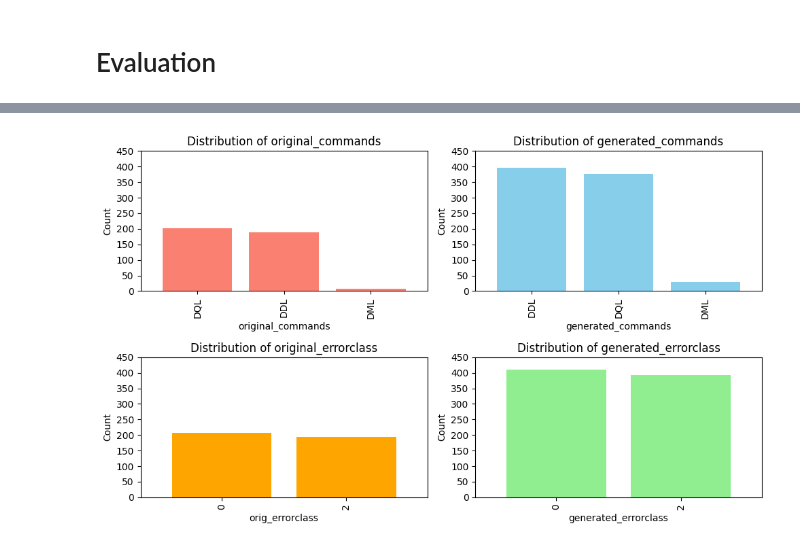
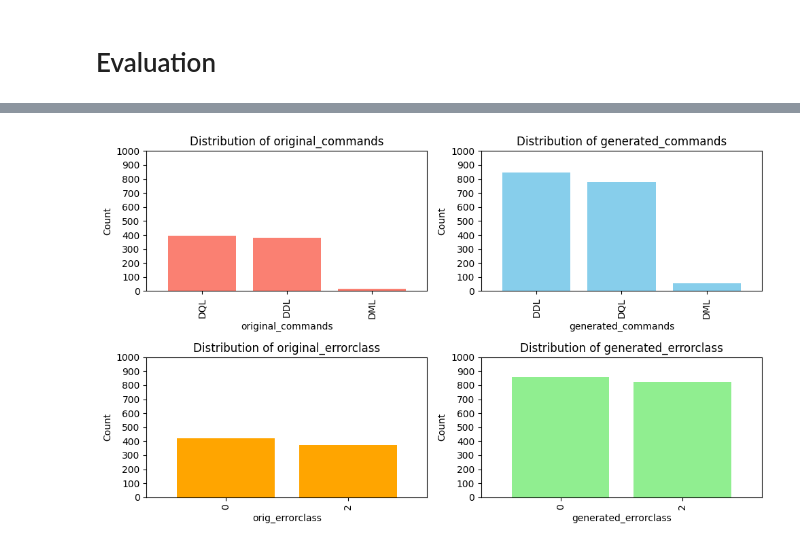
Before and after one commit to victordeman/Synthetic-data-Generation, a Jupyter notebook: Synthetic_Data_Generator_GPT_4_final.ipynb, the cells around one changed output, grey strips where cells are left out. Drawn from its saved outputs; the diff is of its cells as text; code cells hidden in the pictures.

```diff
--- a/Synthetic_Data_Generator_GPT_4_final.ipynb
+++ b/Synthetic_Data_Generator_GPT_4_final.ipynb
@@ -487,6 +435,17 @@ files.download('/content/new_chunk_df10.csv')
+# %%
+new_chunk_df18 = generate_synthetic_data(df18)
+# %%
+new_chunk_df19 = generate_synthetic_data(df19)
+# %%
+new_chunk_df20 = generate_synthetic_data(df20)
 # %%
-# Concatenate new_chunk_df1 to new_chunk_df5
-final_concat_df = pd.concat([new_chunk_df1, new_chunk_df2, new_chunk_df3, new_chunk_df4, new_chunk_df5, new_chunk_df6, new_chunk_df7, new_chunk_df8, new_chunk_df9, new_chunk_df10], ignore_index=True)
+final_concat_df = pd.concat(
+    [new_chunk_df1, new_chunk_df2, new_chunk_df3, new_chunk_df4, new_chunk_df5,
+     new_chunk_df6, new_chunk_df7, new_chunk_df8, new_chunk_df9, new_chunk_df10,
+     new_chunk_df11, new_chunk_df12, new_chunk_df13, new_chunk_df14, new_chunk_df15,
+     new_chunk_df16, new_chunk_df17, new_chunk_df18, new_chunk_df19, new_chunk_df20],
+    ignore_index=True
+)
 # %%
 # # Main DataFrame to store results
 # main_df = pd.DataFrame()
@@ -925,39 +883,39 @@ plt.title('Distribution of original_commands')
 plt.xlabel('original_commands')
 plt.ylabel('Count')
 plt.ylim(0, 250)
-plt.yticks(range(0, 500, 50))
+plt.yticks(range(0, 1100, 100))
 
 # Create bar chart for generated_commands
 plt.subplot(2, 2, 2)
 gen_comm_class_df['generated_commands'].value_counts().plot(kind='bar', color='skyblue', width=0.8)
 plt.title('Distribution of generated_commands')
 plt.xlabel('generated_commands')
 plt.ylabel('Count')
 plt.ylim(0, 250)
-plt.yticks(range(0, 500, 50))
+plt.yticks(range(0, 1100, 100))
 
 # Create bar chart for orig_errorclass
 plt.subplot(2, 2, 3)
 orig_comm_class_df['orig_errorclass'].value_counts().plot(kind='bar', color='orange', width=0.8)
 plt.title('Distribution of original_errorclass')
 plt.xlabel('orig_errorclass')
 plt.ylabel('Count')
 plt.ylim(0, 250)
-plt.yticks(range(0, 500, 50))
+plt.yticks(range(0, 1100, 100))
 
 # Create bar chart for generated_errorclass
 plt.subplot(2, 2, 4)
 gen_comm_class_df['generated_errorclass'].value_counts().plot(kind='bar', color='lightgreen', width=0.8)
 plt.title('Distribution of generated_errorclass')
 plt.xlabel('generated_errorclass')
 plt.ylabel('Count')
 plt.ylim(0, 250)
-plt.yticks(range(0, 500, 50))
+plt.yticks(range(0, 1100, 100))
 
 plt.tight_layout()
 plt.show()
 # %% [output]
-[figure, old version]
+[figure, new version]
 # %%
 # Count the number of original and generated commands for each UserID-taskid pair
 commands_df['original_count'] = commands_df['original_commands'].apply(len)
```
Also changed, not shown: parts of 46 cells of this notebook.
